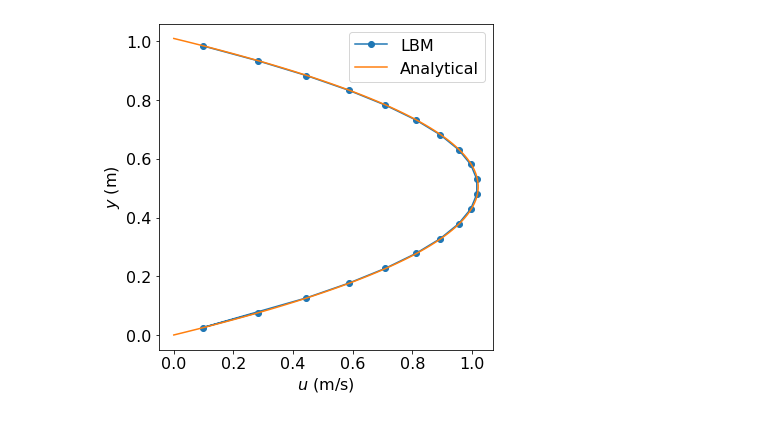
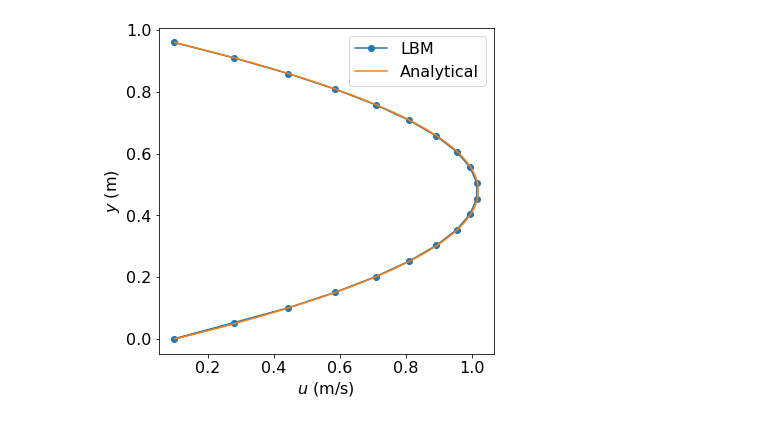
Before and after one commit to spica85/LBFFS, a Jupyter notebook: D3Q19_opencl/testCases/poiseuilleFlow/plot.ipynb, the cells around one changed output. Saved outputs shown, nothing was run; the diff lists cells and outputs as text; code cells hidden in the pictures.

```diff
--- a/D3Q19_opencl/testCases/poiseuilleFlow/plot.ipynb
+++ b/D3Q19_opencl/testCases/poiseuilleFlow/plot.ipynb
@@ -1,34 +1,33 @@
 # %%
 import numpy as np
 import matplotlib.pyplot as plt
 import pandas as pd
 
 plt.figure(figsize=(6,6))
 plt.rcParams["font.size"] = 16
 plt.xlabel('$u$ (m/s)')
 plt.ylabel('$y$ (m)')
 
 
 df = pd.read_csv('u.csv')
+# print(df.head())
 plt.plot(df['u'],df['Points:1'],label='LBM',marker='o')
 
 xs = df['Points:1'].min()
 xl = df['Points:1'].max()
 dx = (xl-xs)/(len(df['Points:1'])-1)
 
-xl = 0.5*dx+xl
-xs = xs-0.5*dx
-h = xl-xs
+h = xl-xs +dx
 
 nu = 0.01
 dpdx = 0.08
 uave = 0.5*dpdx/nu
 
-y = np.linspace(0, h, 100)
-u = uave*y*(h -y)
+y = np.linspace(xs, xl, 100)
+u = uave*(y+0.5*dx)*(h-0.5*dx -y)
 plt.plot(u,y,label='Analytical')
 
 plt.legend()
 plt.show()
 # %% [output]
-[figure, old version]
+[figure, new version]
```
Also changed, not shown: 14 other files.
